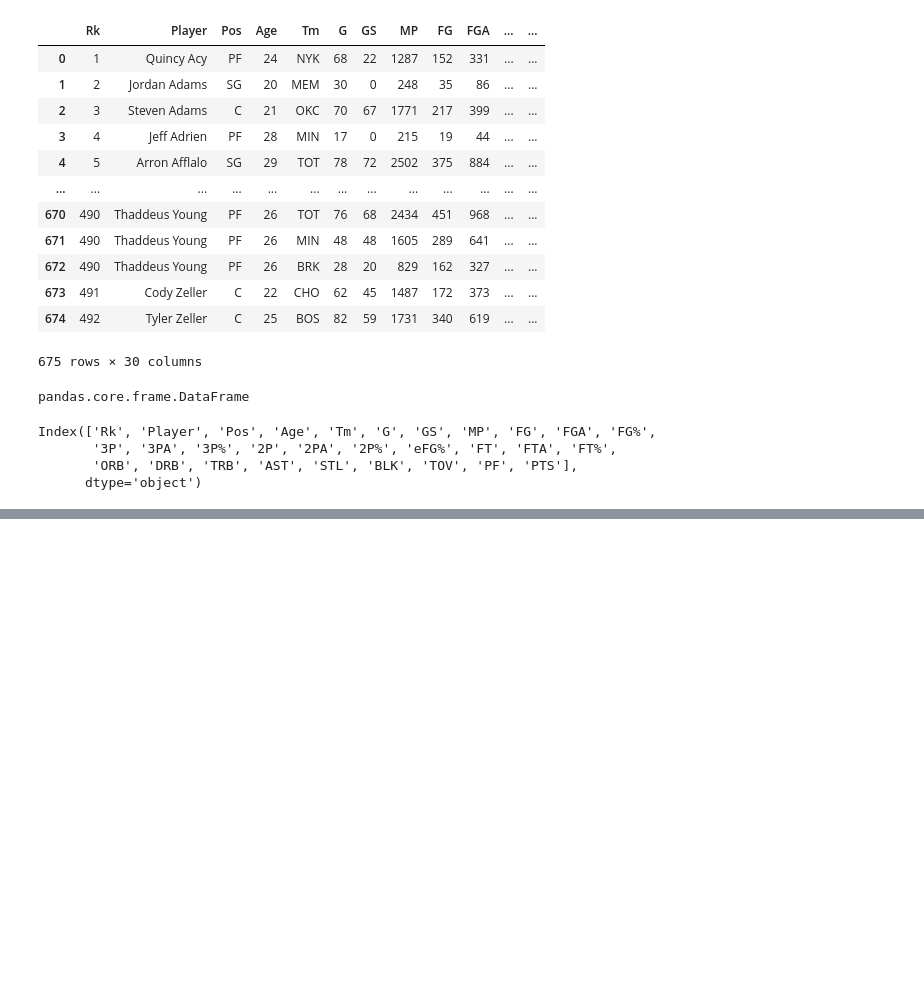
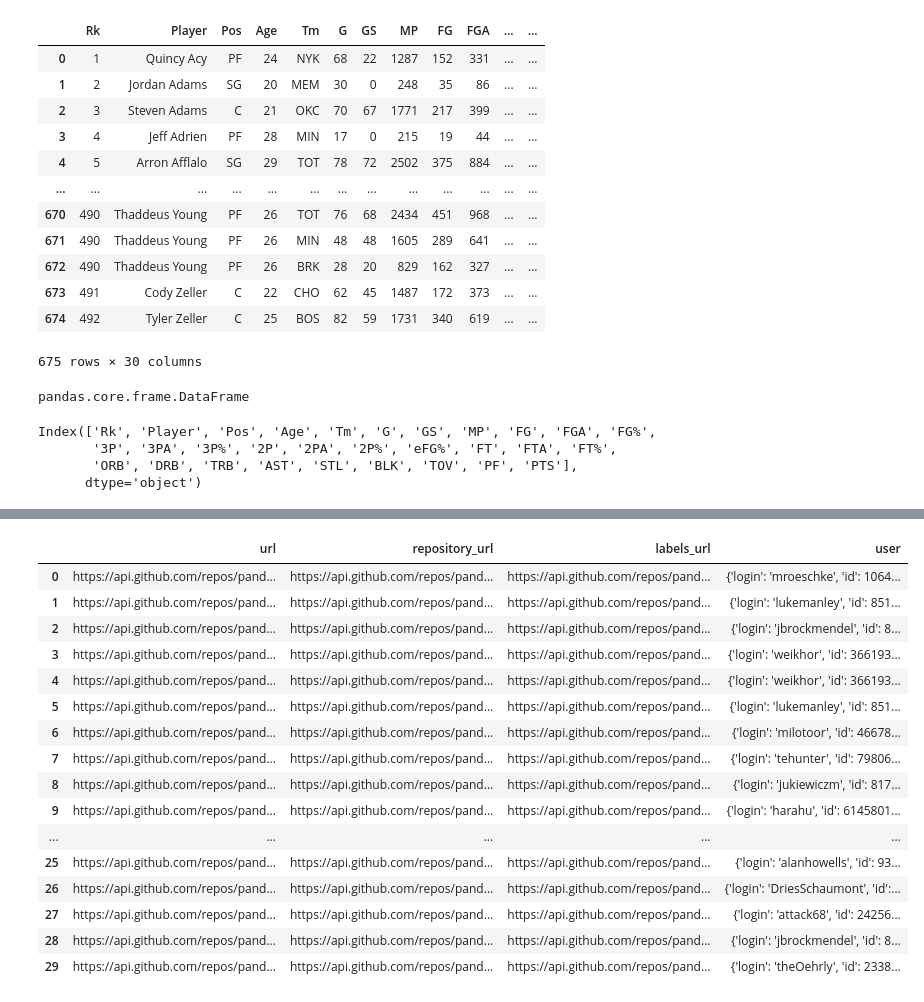
Before and after one commit to FazlullahBokhari/python-Labraries, a Jupyter notebook: Pandas.ipynb, the cells around one changed output, grey strips where cells are left out. Saved outputs shown, nothing was run; the diff lists cells and outputs as text; code cells hidden in the pictures; blank space fills up the shorter version.

Commit message:
Json manupulation data added

```diff
--- a/Pandas.ipynb
+++ b/Pandas.ipynb
@@ -640,0 +717,2 @@ data[0].to_csv('cricket.csv',index=False)
+# %%
+url = "https://api.github.com/repos/pandas-dev/pandas/issues"
@@ -640,0 +742,3 @@ data[0].to_csv('cricket.csv',index=False)
+# %%
+data = requests.get(url)
+data
@@ -640,0 +747,3 @@ data[0].to_csv('cricket.csv',index=False)
+# %%
+data1 = data.json()
+data1
@@ -640,0 +880,21 @@ data[0].to_csv('cricket.csv',index=False)
+# %%
+df2 = pd.DataFrame(data1,columns=['url','repository_url','labels_url','user'])
+df2
+# %% [output]
+|  | url | repository_url | labels_url | user |
+| 0 | https://api.github.com/repos/pand... | https://api.github.com/repos/pand... | https://api.github.com/repos/pand... | {'login': 'mroeschke', 'id': 1064... |
+| 1 | https://api.github.com/repos/pand... | https://api.github.com/repos/pand... | https://api.github.com/repos/pand... | {'login': 'lukemanley', 'id': 851... |
+| 2 | https://api.github.com/repos/pand... | https://api.github.com/repos/pand... | https://api.github.com/repos/pand... | {'login': 'jbrockmendel', 'id': 8... |
+| 3 | https://api.github.com/repos/pand... | https://api.github.com/repos/pand... | https://api.github.com/repos/pand... | {'login': 'weikhor', 'id': 366193... |
+| 4 | https://api.github.com/repos/pand... | https://api.github.com/repos/pand... | https://api.github.com/repos/pand... | {'login': 'weikhor', 'id': 366193... |
+| 5 | https://api.github.com/repos/pand... | https://api.github.com/repos/pand... | https://api.github.com/repos/pand... | {'login': 'lukemanley', 'id': 851... |
+| 6 | https://api.github.com/repos/pand... | https://api.github.com/repos/pand... | https://api.github.com/repos/pand... | {'login': 'milotoor', 'id': 46678... |
+| 7 | https://api.github.com/repos/pand... | https://api.github.com/repos/pand... | https://api.github.com/repos/pand... | {'login': 'tehunter', 'id': 79806... |
+| 8 | https://api.github.com/repos/pand... | https://api.github.com/repos/pand... | https://api.github.com/repos/pand... | {'login': 'jukiewiczm', 'id': 817... |
+| 9 | https://api.github.com/repos/pand... | https://api.github.com/repos/pand... | https://api.github.com/repos/pand... | {'login': 'harahu', 'id': 6145801... |
+| ... | ... | ... | ... | ... |
+| 25 | https://api.github.com/repos/pand... | https://api.github.com/repos/pand... | https://api.github.com/repos/pand... | {'login': 'alanhowells', 'id': 93... |
+| 26 | https://api.github.com/repos/pand... | https://api.github.com/repos/pand... | https://api.github.com/repos/pand... | {'login': 'DriesSchaumont', 'id':... |
+| 27 | https://api.github.com/repos/pand... | https://api.github.com/repos/pand... | https://api.github.com/repos/pand... | {'login': 'attack68', 'id': 24256... |
+| 28 | https://api.github.com/repos/pand... | https://api.github.com/repos/pand... | https://api.github.com/repos/pand... | {'login': 'jbrockmendel', 'id': 8... |
+| 29 | https://api.github.com/repos/pand... | https://api.github.com/repos/pand... | https://api.github.com/repos/pand... | {'login': 'theOehrly', 'id': 2338... |
```
Also changed, not shown: parts of 49 cells of this notebook, 1 other file.
